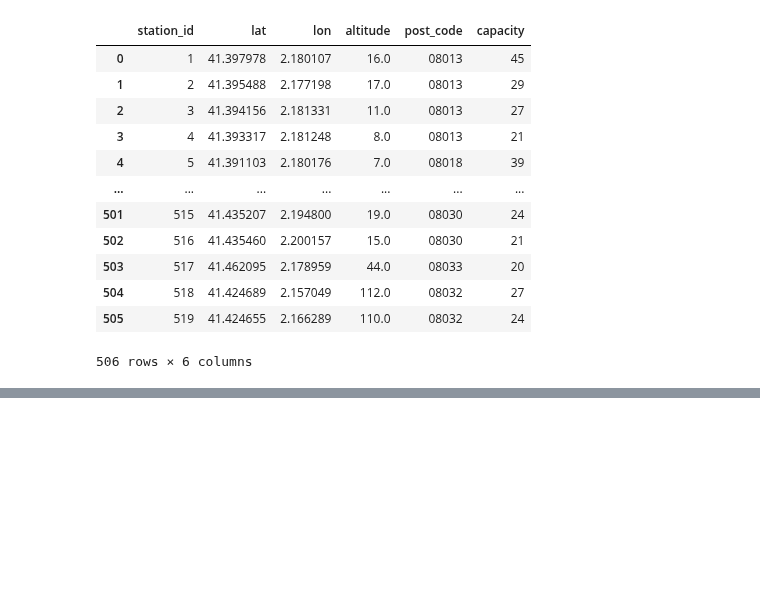
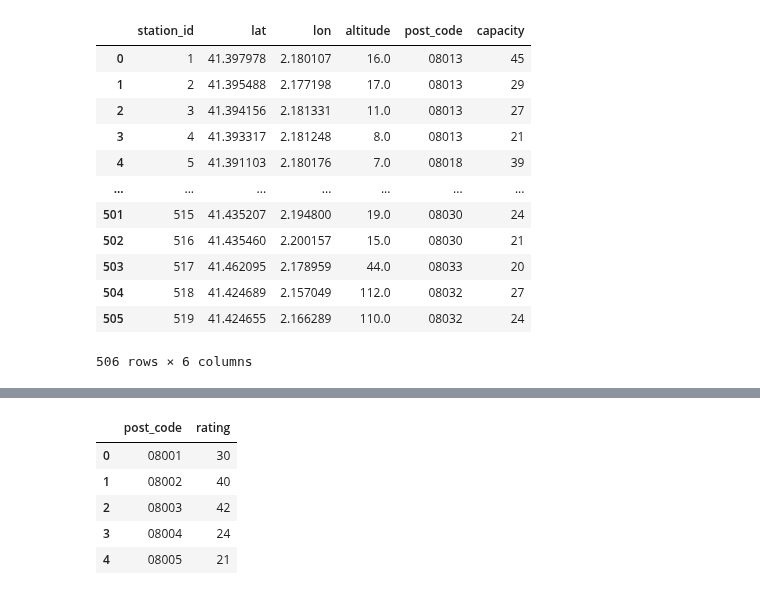
Before and after one commit to carlotalacasav/Gorrapiedra-proyecto, a Jupyter notebook: process_dataframe.ipynb, the cells around one changed output, grey strips where cells are left out. Saved outputs shown, nothing was run; the diff lists cells and outputs as text; code cells hidden in the pictures; blank space fills up the shorter version.

```diff
--- a/process_dataframe.ipynb
+++ b/process_dataframe.ipynb
@@ -83,0 +109,26 @@ full_data = pd.merge(full_data, weather_data, left_on = 'date', right_on = 'date
+# %%
+import geopandas as gpd
+
+# Cargar el shapefile en un GeoDataFrame
+gdf = gpd.read_file('data/locations_data/geo_data/codigos_postales.shp')
+
+codigos_postales_bcn = np.unique(full_data['post_code'])
+# Graficar los polígonos
+
+locations = pd.read_csv('data/locations_data/barna_pics.csv', encoding = 'utf-16').groupby('addresses_zip_code').size().reset_index()
+locations.columns = ['post_code', 'rating']
+locations['post_code'] = '0'+locations['post_code'].astype(int).astype(str)
+poligs_bcn = gdf[gdf['COD_POSTAL'].isin(codigos_postales_bcn)]
+poligs_bcn_locs = pd.merge(poligs_bcn, locations, left_on = 'COD_POSTAL', right_on = 'post_code')
+
+poligs_bcn_locs = poligs_bcn_locs[['COD_POSTAL', 'rating']]
+poligs_bcn_locs.columns = ['post_code', 'rating']
+#poligs_bcn_locs.head()
+locations.head()
+# %% [output]
+|  | post_code | rating |
+| 0 | 08001 | 30 |
+| 1 | 08002 | 40 |
+| 2 | 08003 | 42 |
+| 3 | 08004 | 24 |
+| 4 | 08005 | 21 |
```
Also changed, not shown: parts of 30 cells of this notebook.
